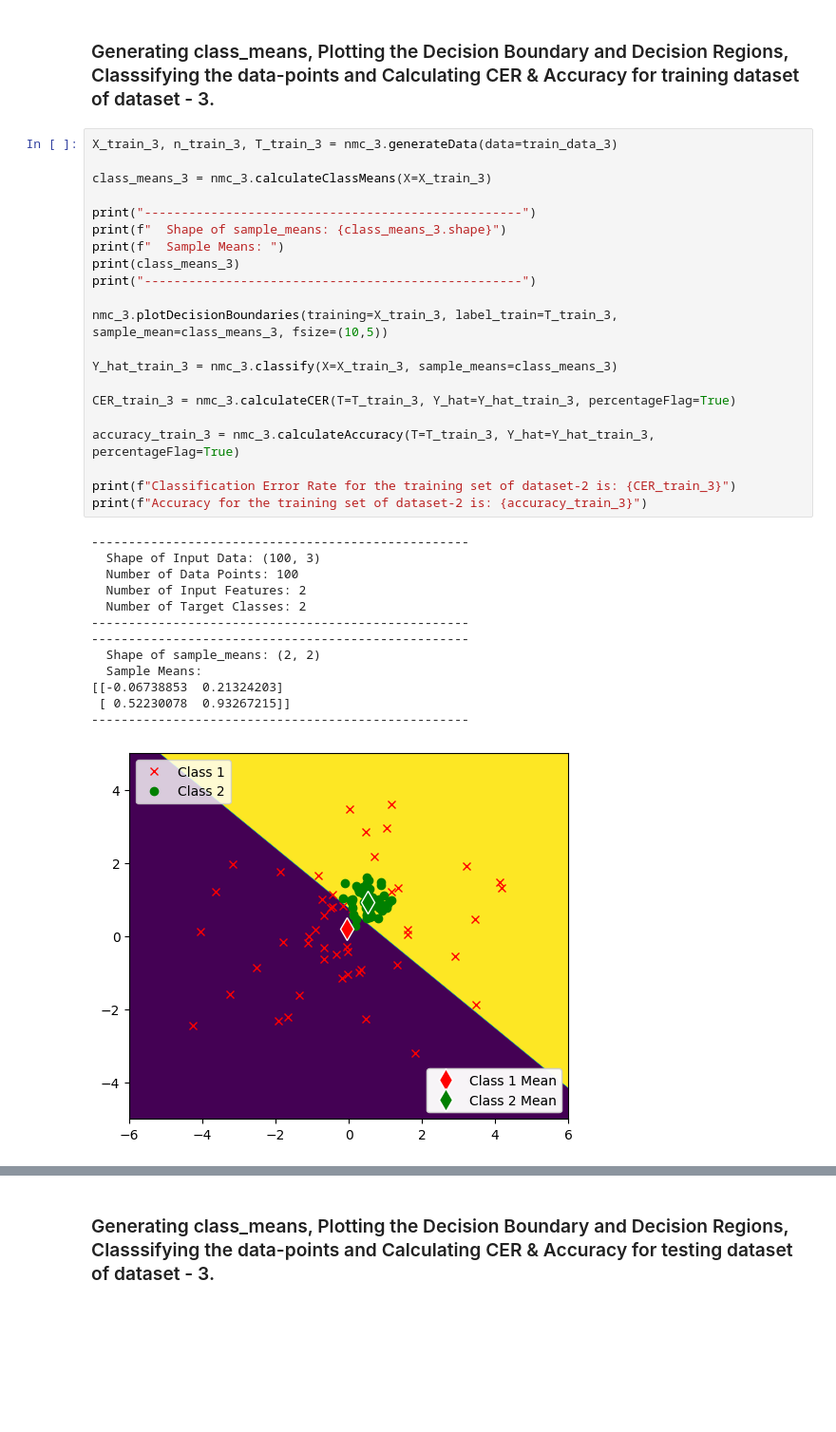
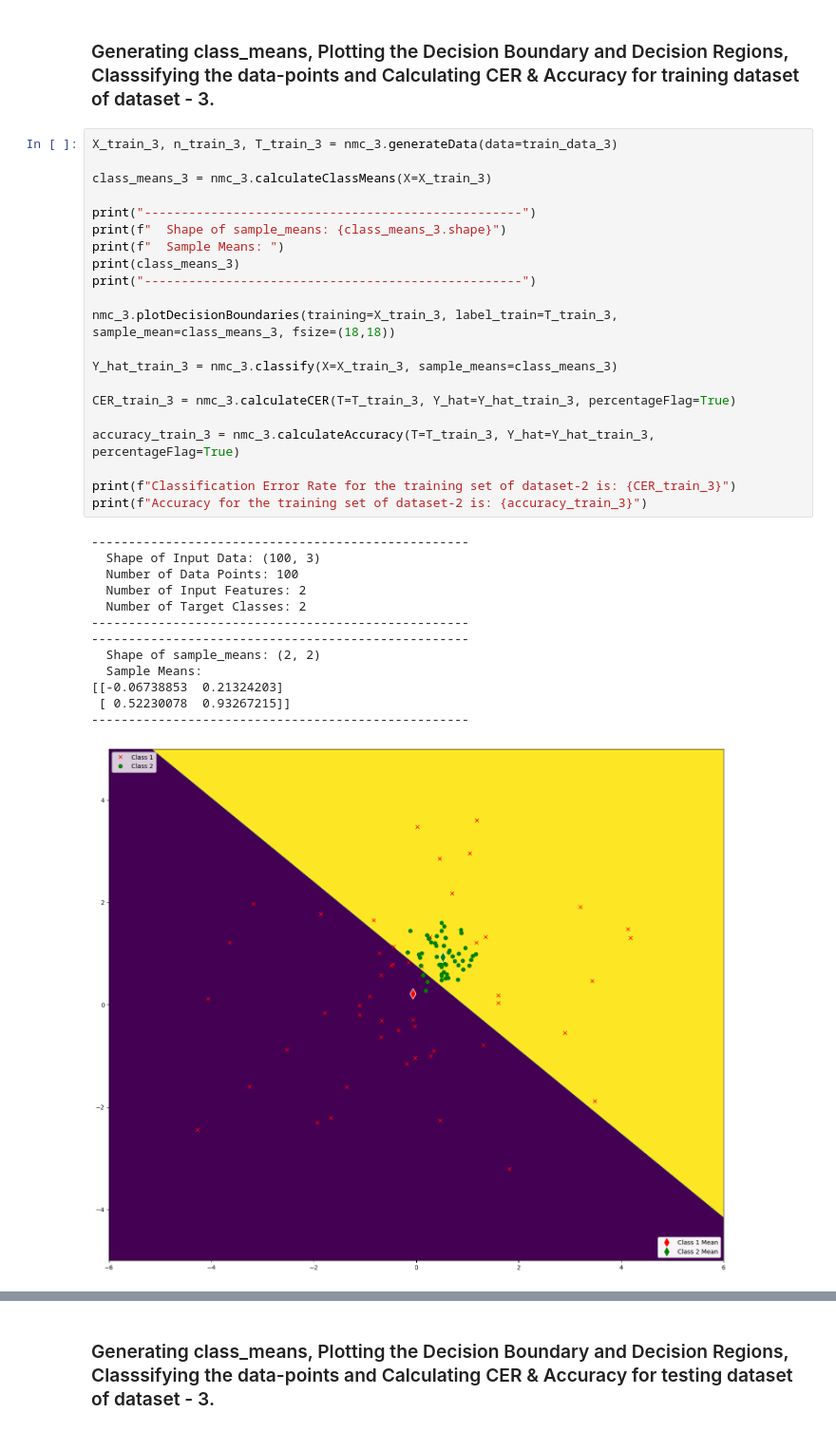
Before and after one commit to SudeshKumarSK/ee559-mlOne, a Jupyter notebook: homeworkOne.ipynb, the cells around one changed output, grey strips where cells are left out. Shown at 95% size. Drawn from its saved outputs; the diff is of its cells as text; blank space fills up the shorter version.

```diff
--- a/homeworkOne.ipynb
+++ b/homeworkOne.ipynb
@@ -235,35 +235,35 @@ X_train_3, n_train_3, T_train_3 = nmc_3.generateData(data=train_data_3)
 class_means_3 = nmc_3.calculateClassMeans(X=X_train_3)
 
 print("---------------------------------------------------")
 print(f"  Shape of sample_means: {class_means_3.shape}")
 print(f"  Sample Means: ")
 print(class_means_3)
 print("---------------------------------------------------")
 
-nmc_3.plotDecisionBoundaries(training=X_train_3, label_train=T_train_3, sample_mean=class_means_3, fsize=(10,5))
+nmc_3.plotDecisionBoundaries(training=X_train_3, label_train=T_train_3, sample_mean=class_means_3, fsize=(18,18))
 
 Y_hat_train_3 = nmc_3.classify(X=X_train_3, sample_means=class_means_3)
 
 CER_train_3 = nmc_3.calculateCER(T=T_train_3, Y_hat=Y_hat_train_3, percentageFlag=True)
 
 accuracy_train_3 = nmc_3.calculateAccuracy(T=T_train_3, Y_hat=Y_hat_train_3, percentageFlag=True)
 
 print(f"Classification Error Rate for the training set of dataset-2 is: {CER_train_3}")
 print(f"Accuracy for the training set of dataset-2 is: {accuracy_train_3}")
 # %% [output]
 ---------------------------------------------------
   Shape of Input Data: (100, 3)
   Number of Data Points: 100
   Number of Input Features: 2
   Number of Target Classes: 2
 ---------------------------------------------------
 ---------------------------------------------------
   Shape of sample_means: (2, 2)
   Sample Means:
 [[-0.06738853  0.21324203]
  [ 0.52230078  0.93267215]]
 ---------------------------------------------------
-[figure, old version]
+[figure, new version]
 Classification Error Rate for the training set of dataset-2 is: 23.0
 Accuracy for the training set of dataset-2 is: 77.0
 # %% [markdown]
```
Also changed, not shown: parts of 3 cells of this notebook.
